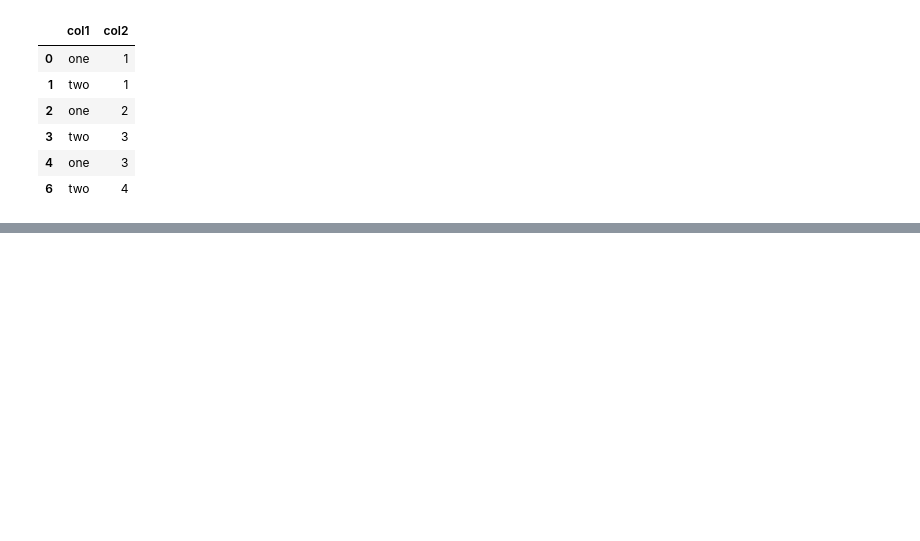
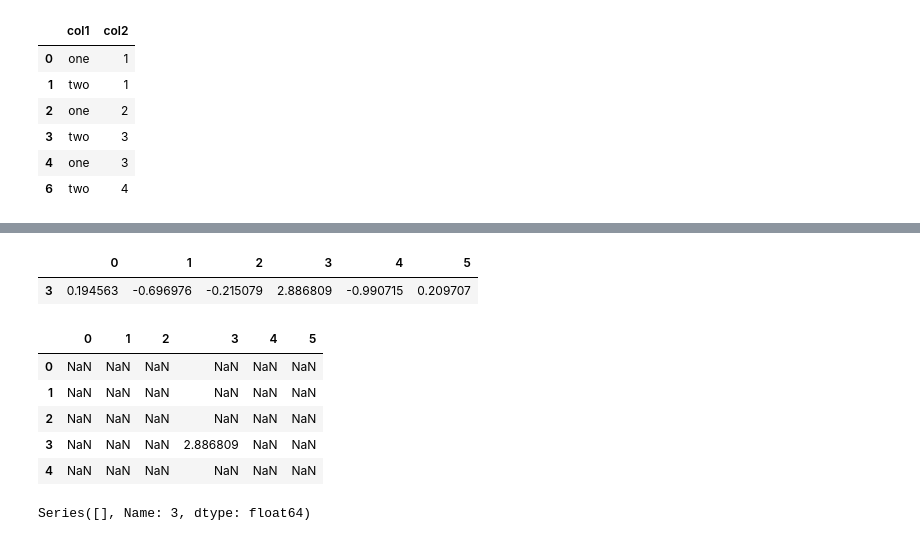
Before and after one commit to sateeshfrnd/DataAnalysisWithPython, a Jupyter notebook: Pandas/Pandas - Transformations.ipynb, the cells around one changed output, grey strips where cells are left out. Drawn from its saved outputs; the diff is of its cells as text; code cells hidden in the pictures; blank space fills up the shorter version.

```diff
--- a/Pandas/Pandas - Transformations.ipynb
+++ b/Pandas/Pandas - Transformations.ipynb
@@ -322,0 +440,20 @@ df.drop_duplicates(['col1', 'col2'], keep='last')
+# %%
+# Finding the values (absolute value) greater than 2
+df[(np.abs(df) > 2).any(1)]
+# %% [output]
+|  | 0 | 1 | 2 | 3 | 4 | 5 |
+| 3 | 0.194563 | -0.696976 | -0.215079 | 2.886809 | -0.990715 | 0.209707 |
+# %%
+df[(np.abs(df) > 2)]
+# %% [output]
+|  | 0 | 1 | 2 | 3 | 4 | 5 |
+| 0 | NaN | NaN | NaN | NaN | NaN | NaN |
+| 1 | NaN | NaN | NaN | NaN | NaN | NaN |
+| 2 | NaN | NaN | NaN | NaN | NaN | NaN |
+| 3 | NaN | NaN | NaN | 2.886809 | NaN | NaN |
+| 4 | NaN | NaN | NaN | NaN | NaN | NaN |
+# %%
+# Finding the values (absolute value) greater than 2 in the specifed columns
+df[3][np.abs(df[0]) > 1]
+# %% [output]
+Series([], Name: 3, dtype: float64)
```
Also changed, not shown: parts of 25 cells of this notebook.
